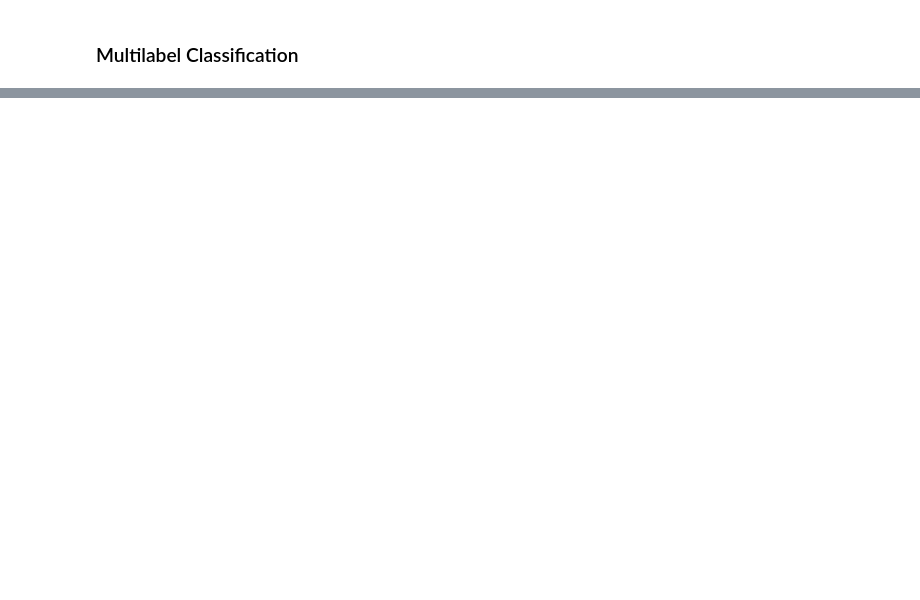
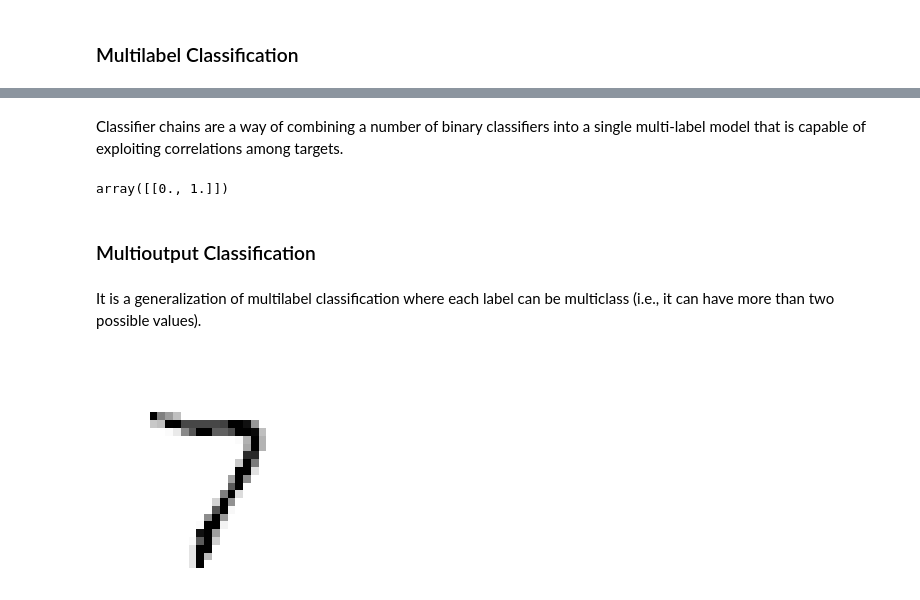
Before and after one commit to DennisxB/handson-machinelearning, a Jupyter notebook: ch03_classification.ipynb, the cells around one changed output, grey strips where cells are left out. Drawn from its saved outputs; the diff is of its cells as text; code cells hidden in the pictures; blank space fills up the shorter version.

```diff
--- a/ch03_classification.ipynb
+++ b/ch03_classification.ipynb
@@ -438,0 +491,37 @@ plt.show()  # plot
+# %% [markdown]
+Classifier chains are a way of combining a number of binary classifiers into a single multi-label model that is capable of exploiting correlations among targets.
+# %%
+from sklearn.multioutput import ClassifierChain
+
+# model
+chain_clf = ClassifierChain(SVC(), cv=3, random_state=42)
+chain_clf.fit(X_train[:2000], y_multilabel[:2000])
+
+chain_clf.predict([some_digit])
+# %% [output]
+array([[0., 1.]])
+# %% [markdown]
+### Multioutput Classification
+# %% [markdown]
+It is a generalization of multilabel classification where each label can be multiclass (i.e., it can have more than two possible values).
+# %%
+# generating a noise data
+np.random.seed(42) # to make this code example reproducible
+noise = np.random.randint(0, 100, (len(X_train), 784))
+X_train_mod = X_train + noise
+
+noise = np.random.randint(0, 100, (len(X_test), 784))
+X_test_mod = X_test + noise
+
+y_train_mod = X_train
+y_test_mod = X_test
+# %%
+# a classifier that cleans it
+knn_clf = KNeighborsClassifier()
+knn_clf.fit(X_train_mod, y_train_mod)
+
+clean_digit = knn_clf.predict([X_test_mod[0]])
+plot_digit(clean_digit)
+plt.show()
+# %% [output]
+[figure, added]
```
Also changed, not shown: parts of 12 cells of this notebook.
